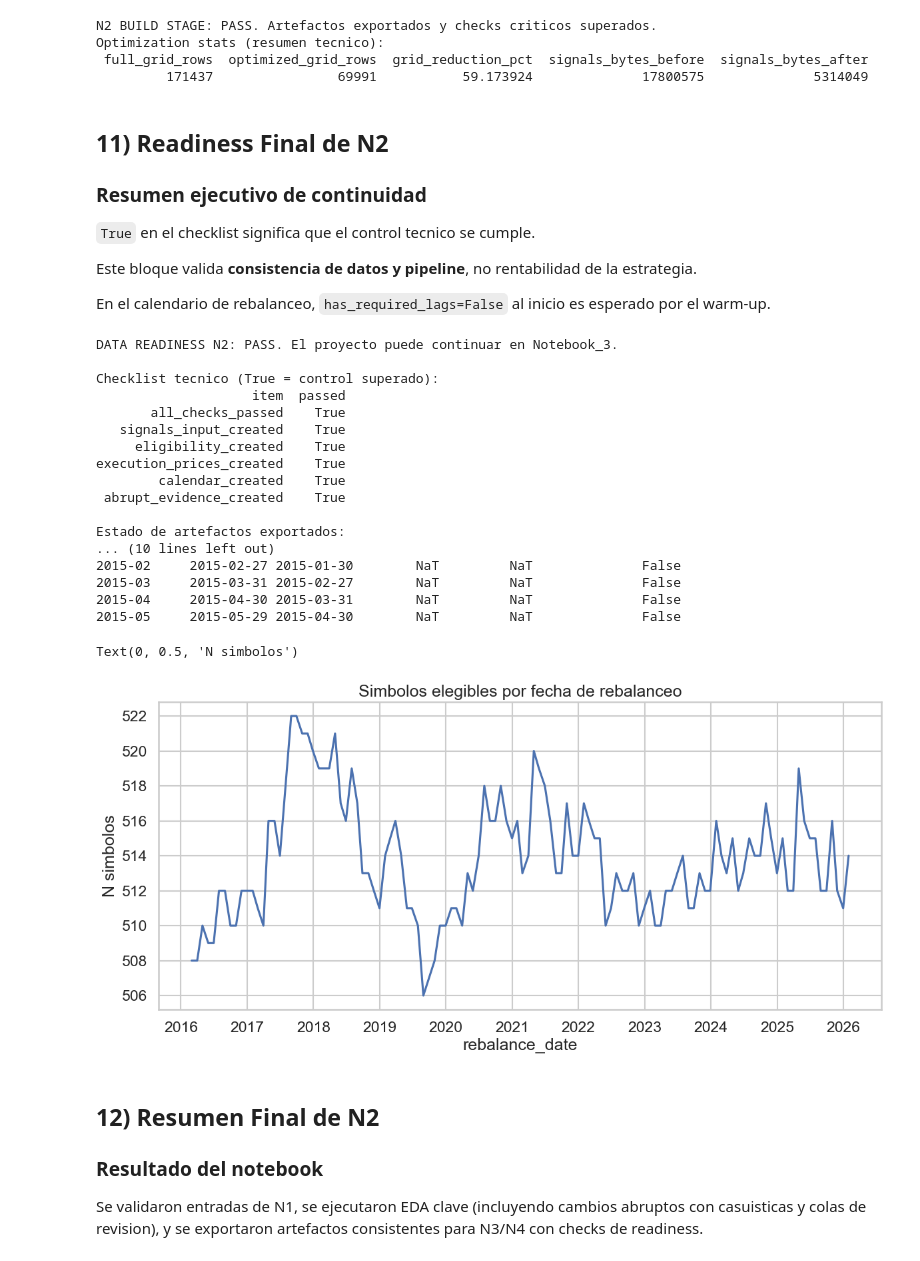
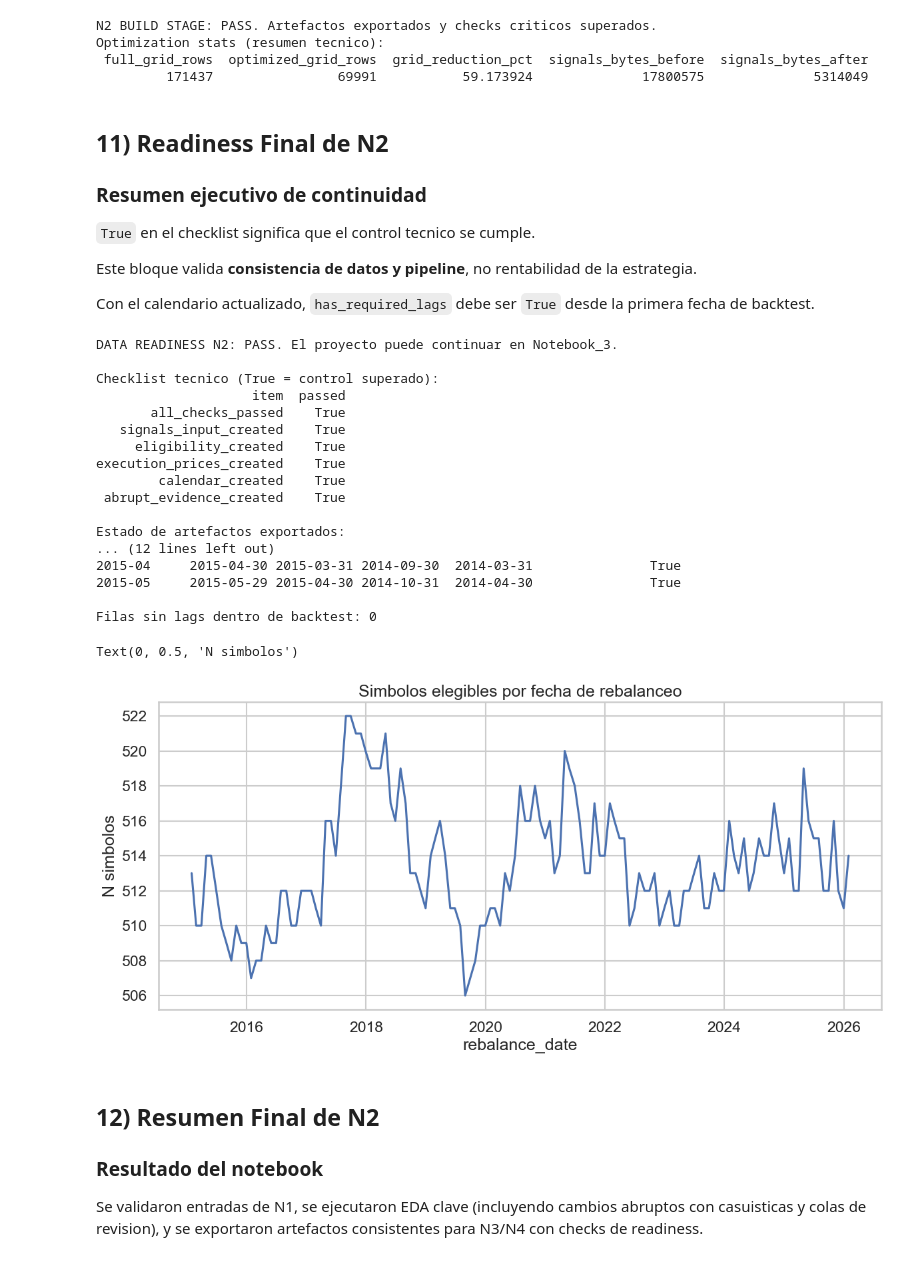
Before and after one commit to DaniPro22/Dise-o-de-Algoritmos-y-Backtesting-Avanzado, a Jupyter notebook: Notebook_2_EDA_y_preparacion.ipynb, the cells around one changed output. Saved outputs shown, nothing was run; the diff lists cells and outputs as text; code cells hidden in the pictures.

Commit message:
Cambiar inicio de señales a finales de 2013 y 2014 para tener la cartera en finales de 2015

```diff
--- a/Notebook_2_EDA_y_preparacion.ipynb
+++ b/Notebook_2_EDA_y_preparacion.ipynb
@@ -907,6 +907,7 @@ Esta celda no imprime output porque solo **define funciones**. La ejecucion real
 # %%
 # Bloque de funciones reutilizables para preparar entradas de N3/N4.
 # Idea clave: separar reglas de calendario, universo point-in-time y construccion de tablas.
+
 def build_rebalance_calendar(
     canonical_df: pd.DataFrame,
     backtest_start: str,
@@ -917,9 +918,9 @@ def build_rebalance_calendar(
         {"date": pd.Series(canonical_df["date"].drop_duplicates().sort_values().values)}
     )
 
-    # Ultimo dia con mercado por mes: fecha efectiva de rebalanceo.
-    # Usamos max() del mes para replicar "ultimo dia habil bursatil".
-    calendar = (
+    # 1) Construimos el calendario mensual completo desde el inicio historico.
+    # Esto preserva meses pre-backtest para calcular lags sin desplazar el arranque operativo.
+    calendar_full = (
         unique_dates.assign(month=unique_dates["date"].dt.to_period("M"))
         .groupby("month", observed=True)["date"]
         .max()
@@ -929,22 +930,23 @@ def build_rebalance_calendar(
         .reset_index(drop=True)
     )
 
-    # Recorte al periodo oficial de backtest definido en N1.
-    calendar = calendar.loc[
-        calendar["rebalance_date"] >= pd.Timestamp(backtest_start)
+    # 2) Calculamos lags sobre el calendario completo (incluyendo 2013-2014).
+    calendar_full["lag_1_date"] = calendar_full["rebalance_date"].shift(1)
+    calendar_full["lag_7_date"] = calendar_full["rebalance_date"].shift(7)
+    calendar_full["lag_13_date"] = calendar_full["rebalance_date"].shift(13)
+
+    calendar_full["has_required_lags"] = (
+        calendar_full[["lag_1_date", "lag_7_date", "lag_13_date"]]
+        .notna()
+        .all(axis=1)
+    )
+
+    # 3) Recorte final al periodo oficial de backtest definido en N1.
+    calendar = calendar_full.loc[
+        calendar_full["rebalance_date"] >= pd.Timestamp(backtest_start)
     ].reset_index(drop=True)
 
-    # Referencias temporales que necesita N3 para calcular R6/R12 con lag-1.
-    calendar["lag_1_date"] = calendar["rebalance_date"].shift(1)
-    calendar["lag_7_date"] = calendar["rebalance_date"].shift(7)
-    calendar["lag_13_date"] = calendar["rebalance_date"].shift(13)
-
-    # True solo cuando ya existe ventana completa para senales de momentum.
-    calendar["has_required_lags"] = (
-        calendar[["lag_1_date", "lag_7_date", "lag_13_date"]].notna().all(axis=1)
-    )
     return calendar
-
 
 def build_membership_flag(
     canonical_df: pd.DataFrame,
@@ -1443,7 +1445,7 @@ Optimization stats (resumen tecnico):
 
 Este bloque valida **consistencia de datos y pipeline**, no rentabilidad de la estrategia.
 
-En el calendario de rebalanceo, `has_required_lags=False` al inicio es esperado por el warm-up.
+Con el calendario actualizado, `has_required_lags` debe ser `True` desde la primera fecha de backtest.
 # %%
 # Readiness final: esta salida resume consistencia tecnica, no rentabilidad.
 print("DATA READINESS N2: PASS. El proyecto puede continuar en Notebook_3.")
@@ -1451,41 +1453,44 @@ print("DATA READINESS N2: PASS. El proyecto puede continuar en Notebook_3.")
 print("\nChecklist tecnico (True = control superado):")
 print(ready_df.to_string(index=False))
 
 print("\nEstado de artefactos exportados:")
 print(pd.DataFrame([artifacts_status]).to_string(index=False))
 
 print("\nResumen evidencia eventos extremos:")
 print(abrupt_evidence_summary.to_string(index=False))
 
-# Warm-up esperado: los primeros meses suelen tener has_required_lags=False.
-print("\nMuestra rebalance calendar (warm-up inicial esperado):")
+# Con el calendario completo, desde 2015 las filas deben tener lags disponibles.
+print("\nMuestra rebalance calendar (lags disponibles desde inicio backtest):")
 print(rebalance_calendar.head(5).to_string(index=False))
+
+rows_without_lags = int((~rebalance_calendar["has_required_lags"]).sum())
+print("\nFilas sin lags dentro de backtest:", rows_without_lags)
 
 # Serie de control para validar estabilidad del universo elegible en el tiempo.
 plt.figure(figsize=(14, 6))
 sns.lineplot(data=eligible_by_rebalance, x="rebalance_date", y="eligible_symbols")
 plt.title("Simbolos elegibles por fecha de rebalanceo")
 plt.ylabel("N simbolos")
 # %% [output]
 DATA READINESS N2: PASS. El proyecto puede continuar en Notebook_3.
 
 Checklist tecnico (True = control superado):
                     item  passed
        all_checks_passed    True
    signals_input_created    True
      eligibility_created    True
 execution_prices_created    True
         calendar_created    True
  abrupt_evidence_created    True
 
 Estado de artefactos exportados:
-... (10 lines left out)
-2015-02     2015-02-27 2015-01-30        NaT         NaT              False
-2015-03     2015-03-31 2015-02-27        NaT         NaT              False
-2015-04     2015-04-30 2015-03-31        NaT         NaT              False
-2015-05     2015-05-29 2015-04-30        NaT         NaT              False
+... (12 lines left out)
+2015-04     2015-04-30 2015-03-31 2014-09-30  2014-03-31               True
+2015-05     2015-05-29 2015-04-30 2014-10-31  2014-04-30               True
+
+Filas sin lags dentro de backtest: 0
 Text(0, 0.5, 'N simbolos')
-[figure, old version]
+[figure, new version]
 # %% [markdown]
 ## 12) Resumen Final de N2
 ### Resultado del notebook
```
Also changed, not shown: parts of 2 cells of this notebook, 2 other files.
